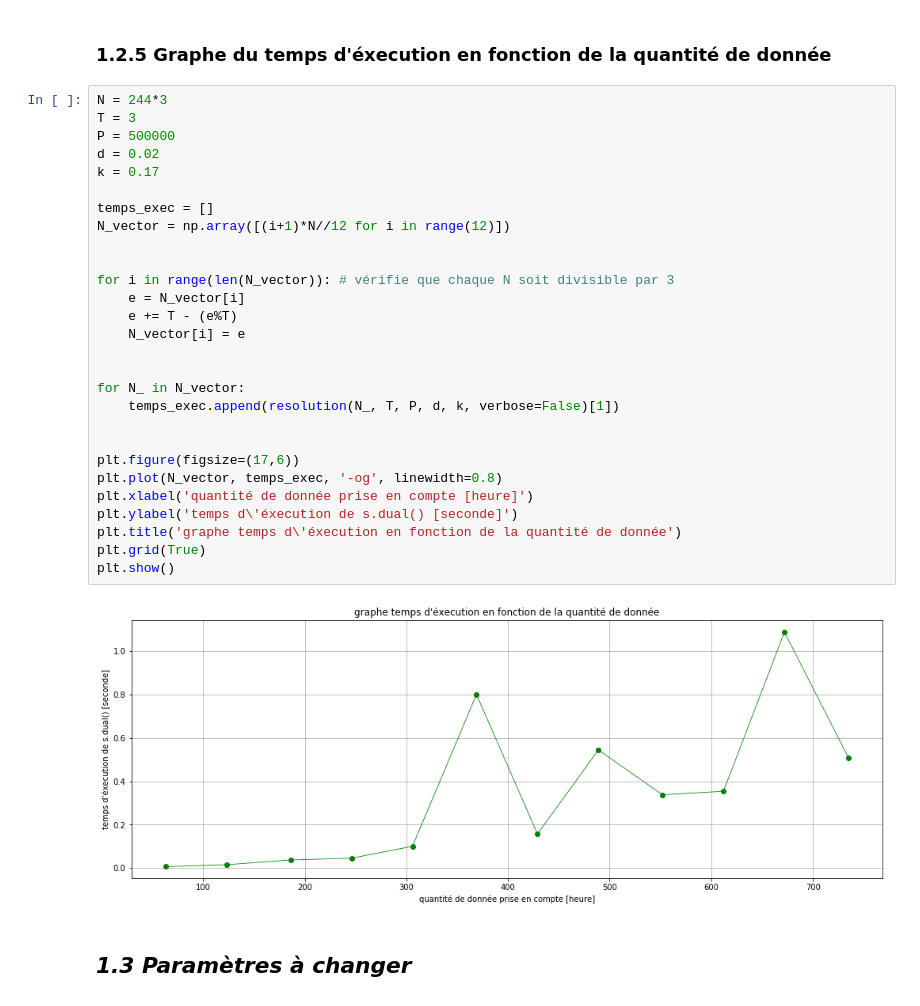
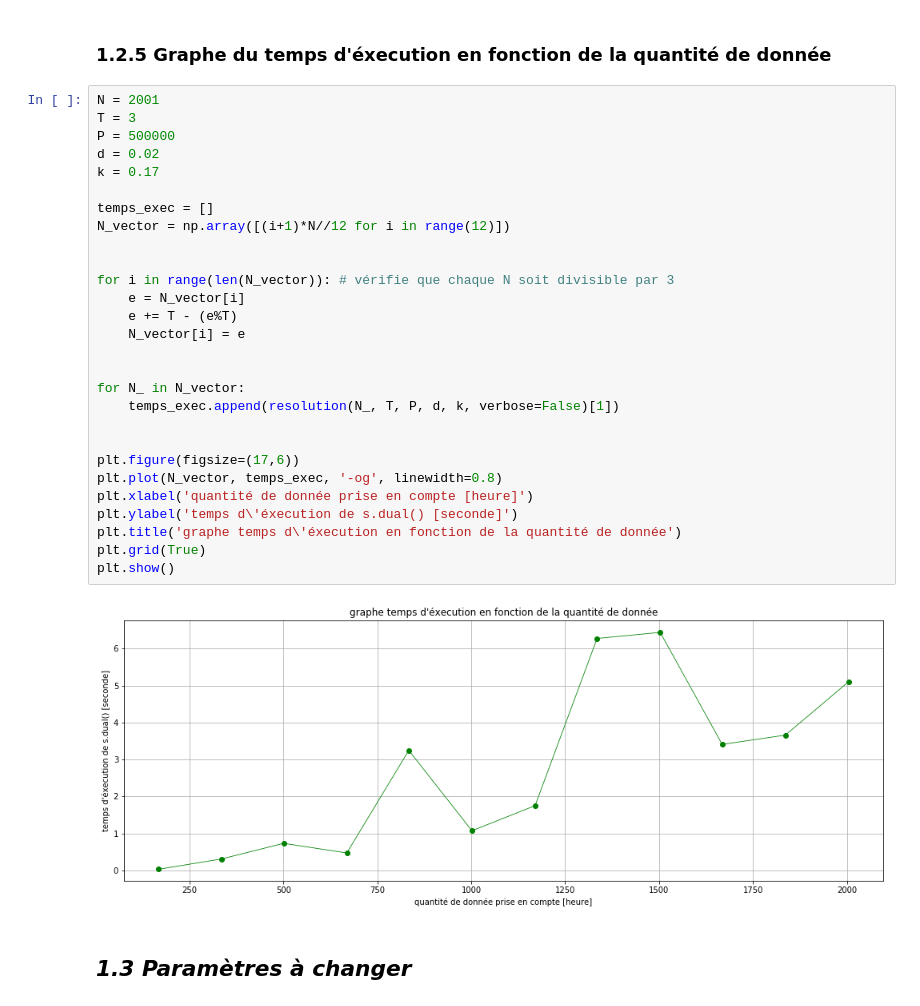
Before and after one commit to Zepp176/Projet_optimisation, a Jupyter notebook: Rapport-propre.ipynb, the cells around one changed output. Drawn from its saved outputs; the diff is of its cells as text.

```diff
--- a/Rapport-propre.ipynb
+++ b/Rapport-propre.ipynb
@@ -323,35 +323,35 @@ plt.show()
 # %% [markdown]
 ### 1.2.5 Graphe du temps d'éxecution en fonction de la quantité de donnée
 # %%
-N = 244*3
+N = 2001
 T = 3
 P = 500000
 d = 0.02
 k = 0.17
 
 temps_exec = []
 N_vector = np.array([(i+1)*N//12 for i in range(12)])
 
 
 for i in range(len(N_vector)): # vérifie que chaque N soit divisible par 3
     e = N_vector[i]
     e += T - (e%T)
     N_vector[i] = e
 
 
 for N_ in N_vector:
     temps_exec.append(resolution(N_, T, P, d, k, verbose=False)[1])
 
 
 plt.figure(figsize=(17,6))
 plt.plot(N_vector, temps_exec, '-og', linewidth=0.8)
 plt.xlabel('quantité de donnée prise en compte [heure]')
 plt.ylabel('temps d\'éxecution de s.dual() [seconde]')
 plt.title('graphe temps d\'éxecution en fonction de la quantité de donnée')
 plt.grid(True)
 plt.show()
 # %% [output]
-[figure, old version]
+[figure, new version]
 # %% [markdown]
 ## *1.3 Paramètres à changer*
 # %%
```
Also changed, not shown: parts of 1 cell of this notebook.
